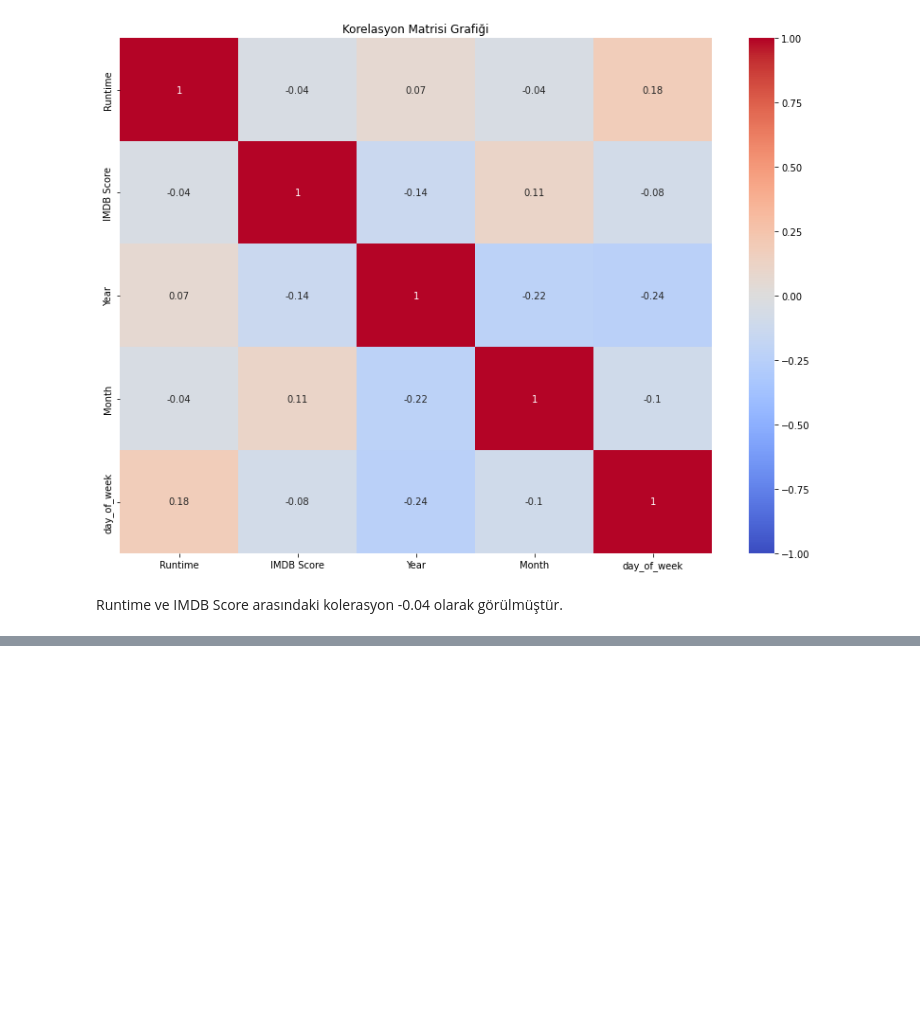
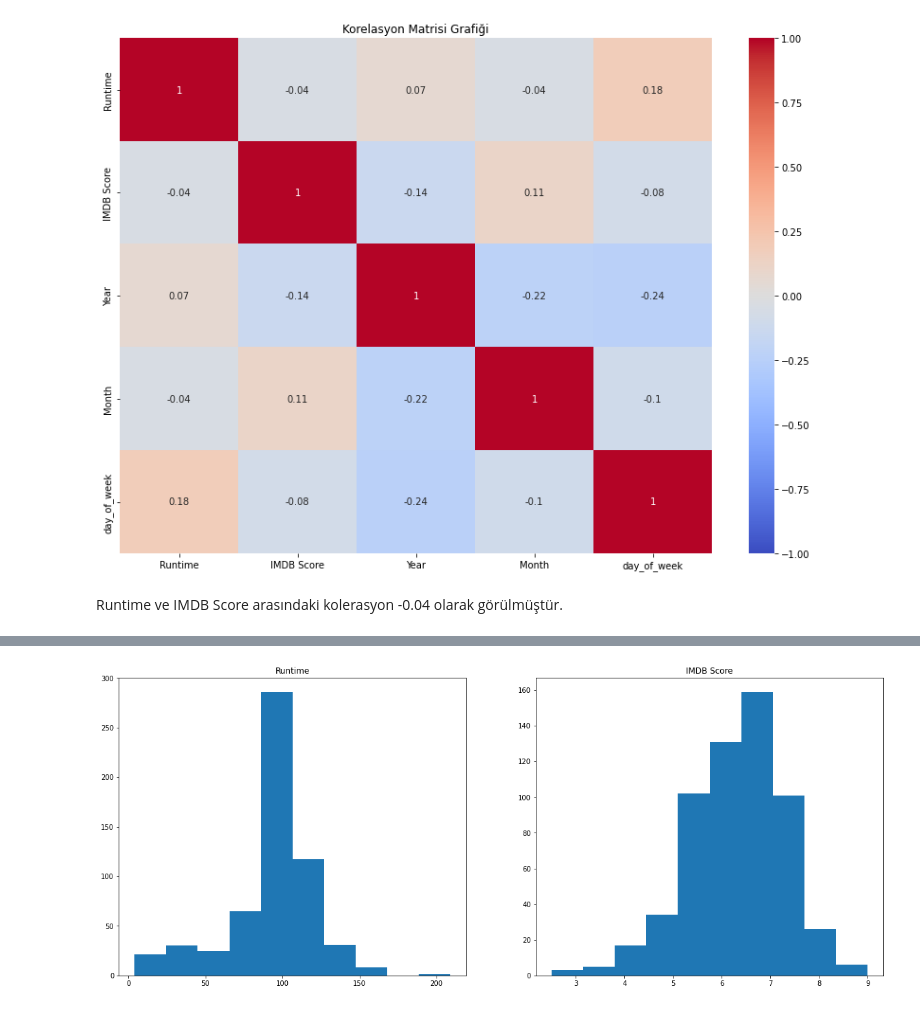
Before and after one commit to b21892757/globalai-project, a Jupyter notebook: hw2_netflixPD.ipynb, the cells around one changed output, grey strips where cells are left out. Saved outputs shown, nothing was run; the diff lists cells and outputs as text; code cells hidden in the pictures; blank space fills up the shorter version.

```diff
--- a/hw2_netflixPD.ipynb
+++ b/hw2_netflixPD.ipynb
@@ -313,0 +438,12 @@ Runtime ve IMDB Score arasındaki kolerasyon -0.04 olarak görülmüştür.
+# %%
+fig, (ax1, ax2) = plt.subplots(1, 2, figsize = (20, 8))
+
+ax1.hist(df["Runtime"])
+ax1.set_title("Runtime")
+
+ax2.hist(df["IMDB Score"])
+ax2.set_title("IMDB Score")
+
+plt.show()
+# %% [output]
+[figure, added]
```
Also changed, not shown: parts of 21 cells of this notebook.
